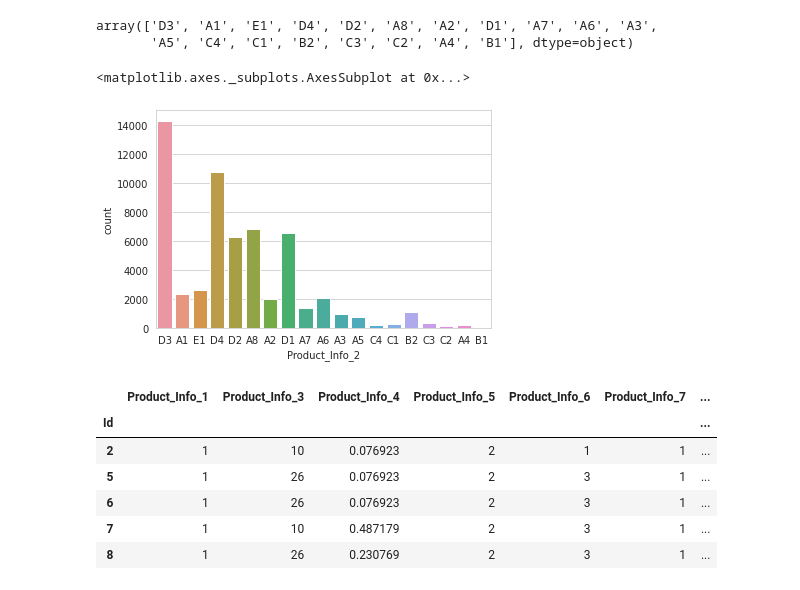
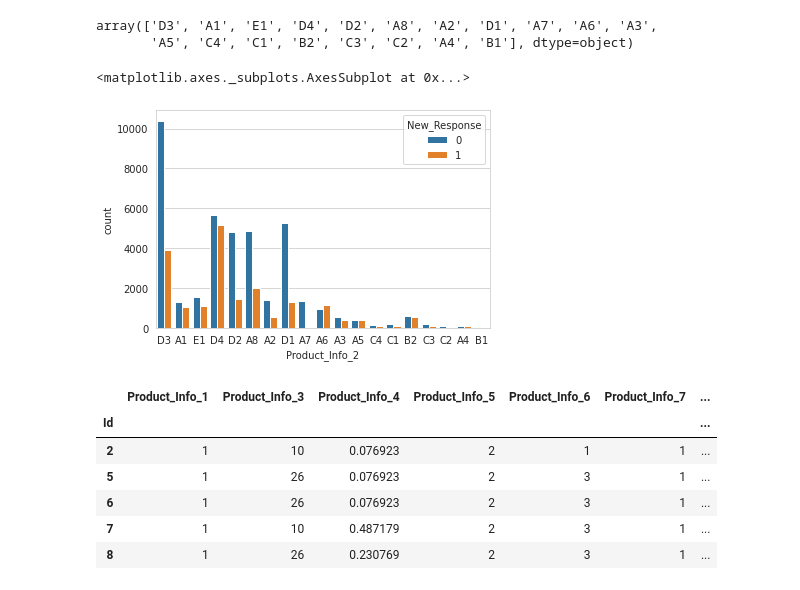
Before and after one commit to ayush9304/Life-Insurance-Risk-Prediction, a Jupyter notebook: Life_Insurance_Risk_Prediction.ipynb, the cells around one changed output. Drawn from its saved outputs; the diff is of its cells as text; code cells hidden in the pictures.

```diff
--- a/Life_Insurance_Risk_Prediction.ipynb
+++ b/Life_Insurance_Risk_Prediction.ipynb
@@ -143,10 +161,10 @@ df['Product_Info_2'].unique()
 array(['D3', 'A1', 'E1', 'D4', 'D2', 'A8', 'A2', 'D1', 'A7', 'A6', 'A3',
        'A5', 'C4', 'C1', 'B2', 'C3', 'C2', 'A4', 'B1'], dtype=object)
 # %%
-sns.countplot(df['Product_Info_2'])
+sns.countplot(x='Product_Info_2',hue='New_Response', data=df)
 # %% [output]
 <matplotlib.axes._subplots.AxesSubplot at 0x...>
-[figure, old version]
+[figure, new version]
 # %%
 # Dropping 'Product_Info_2' column because does not contain much important information
 df.drop('Product_Info_2', axis=1, inplace=True)
```
Also changed, not shown: parts of 45 cells of this notebook.
